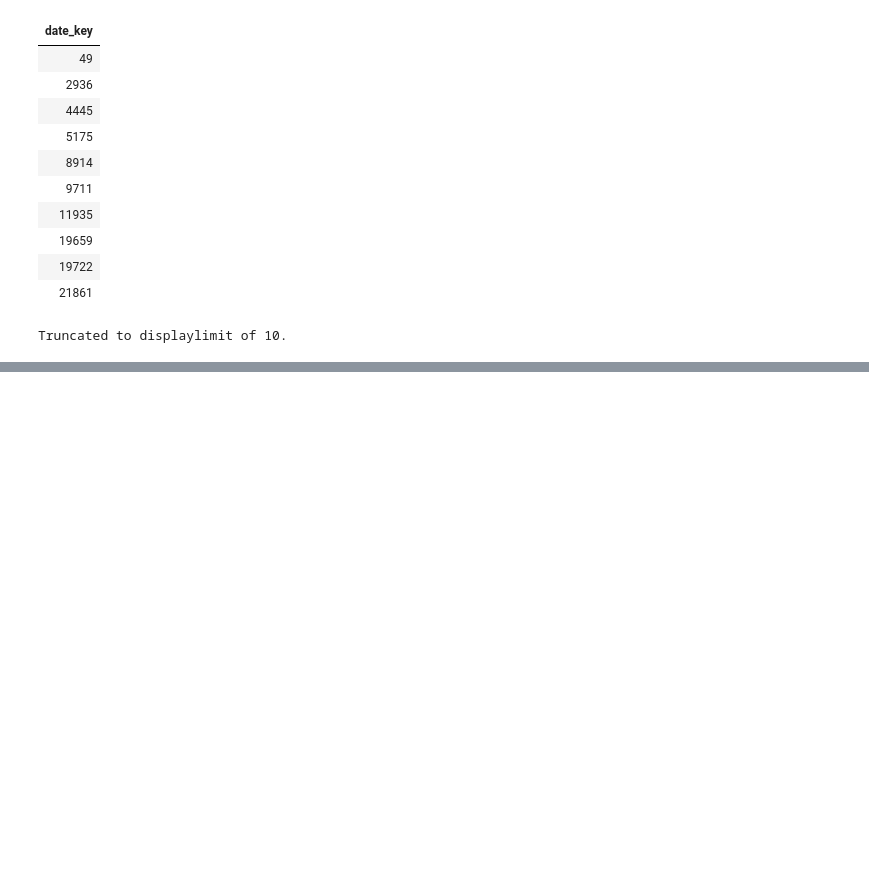
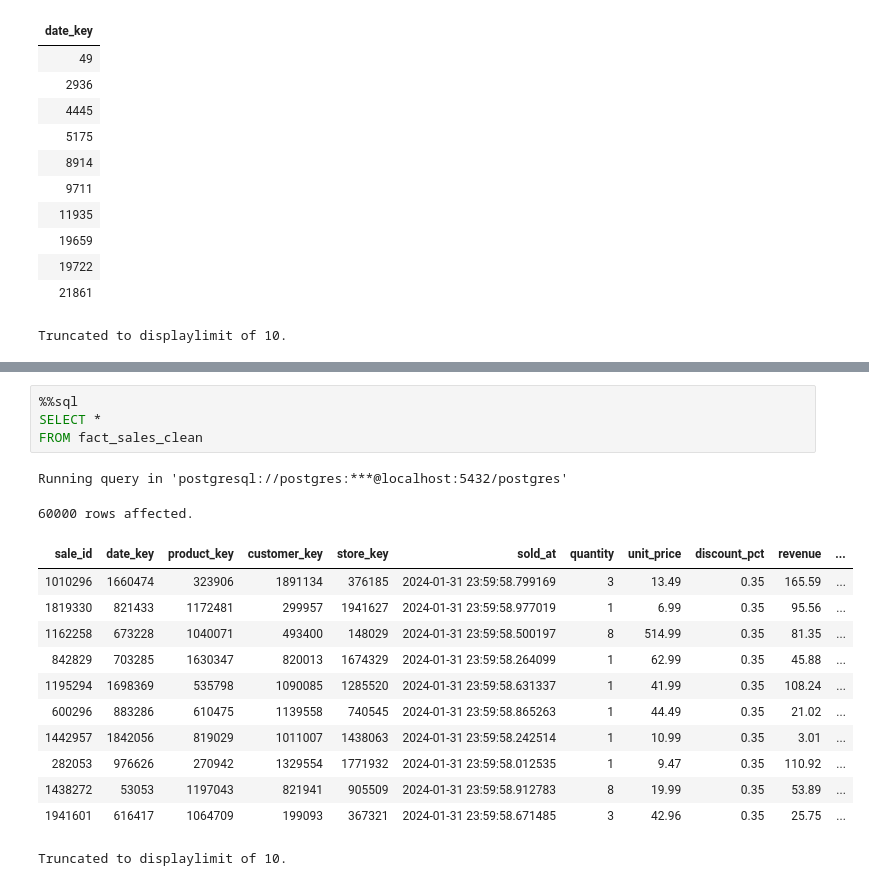
Before and after one commit to Retail-Analytical-Platform/Retail-Analytics-Data, a Jupyter notebook: src/main.ipynb, the cells around one changed output, grey strips where cells are left out. Saved outputs shown, nothing was run; the diff lists cells and outputs as text; blank space fills up the shorter version.

```diff
--- a/src/main.ipynb
+++ b/src/main.ipynb
@@ -59,0 +127,19 @@ LEFT JOIN dim_customer c on s.customer =
+# %%
+%%sql
+SELECT *
+FROM fact_sales_clean
+# %% [output]
+Running query in 'postgresql://postgres:***@localhost:5432/postgres'
+60000 rows affected.
+| sale_id | date_key | product_key | customer_key | store_key | sold_at | quantity | unit_price | discount_pct | revenue | ... |
+| 1010296 | 1660474 | 323906 | 1891134 | 376185 | 2024-01-31 23:59:58.799169 | 3 | 13.49 | 0.35 | 165.59 | ... |
+| 1819330 | 821433 | 1172481 | 299957 | 1941627 | 2024-01-31 23:59:58.977019 | 1 | 6.99 | 0.35 | 95.56 | ... |
+| 1162258 | 673228 | 1040071 | 493400 | 148029 | 2024-01-31 23:59:58.500197 | 8 | 514.99 | 0.35 | 81.35 | ... |
+| 842829 | 703285 | 1630347 | 820013 | 1674329 | 2024-01-31 23:59:58.264099 | 1 | 62.99 | 0.35 | 45.88 | ... |
+| 1195294 | 1698369 | 535798 | 1090085 | 1285520 | 2024-01-31 23:59:58.631337 | 1 | 41.99 | 0.35 | 108.24 | ... |
+| 600296 | 883286 | 610475 | 1139558 | 740545 | 2024-01-31 23:59:58.865263 | 1 | 44.49 | 0.35 | 21.02 | ... |
+| 1442957 | 1842056 | 819029 | 1011007 | 1438063 | 2024-01-31 23:59:58.242514 | 1 | 10.99 | 0.35 | 3.01 | ... |
+| 282053 | 976626 | 270942 | 1329554 | 1771932 | 2024-01-31 23:59:58.012535 | 1 | 9.47 | 0.35 | 110.92 | ... |
+| 1438272 | 53053 | 1197043 | 821941 | 905509 | 2024-01-31 23:59:58.912783 | 8 | 19.99 | 0.35 | 53.89 | ... |
+| 1941601 | 616417 | 1064709 | 199093 | 367321 | 2024-01-31 23:59:58.671485 | 3 | 42.96 | 0.35 | 25.75 | ... |
+Truncated to displaylimit of 10.
```
Also changed, not shown: parts of 13 cells of this notebook.
